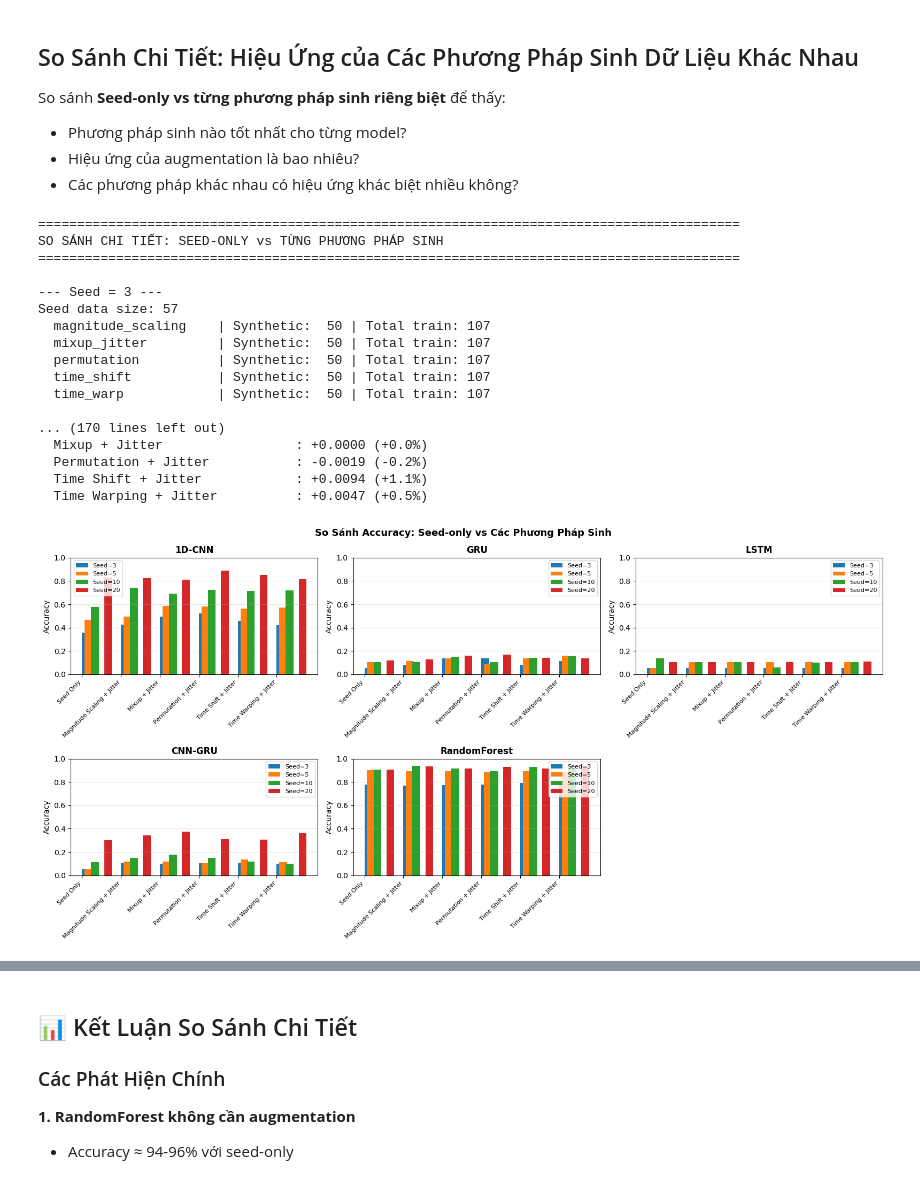
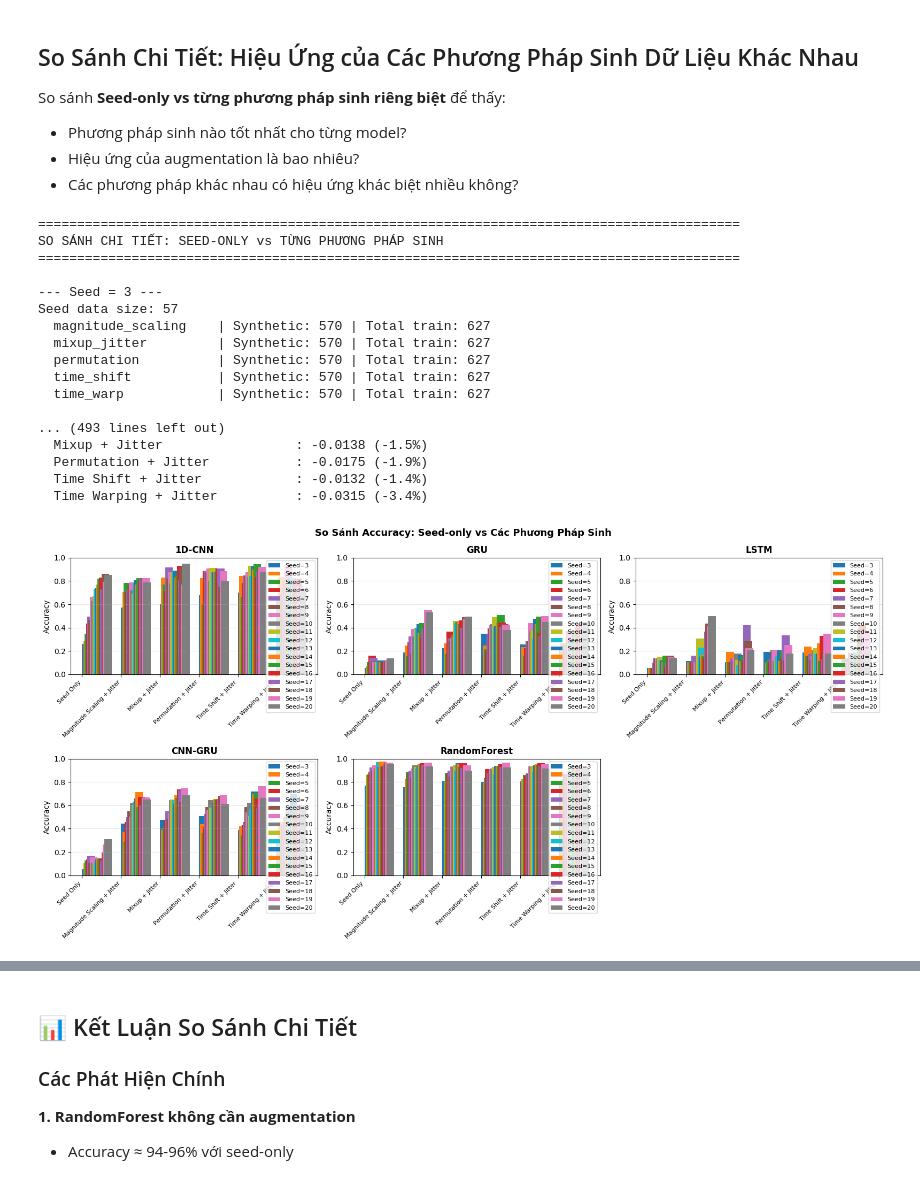
Before and after one commit to MomThu/oil_data_generation, a Jupyter notebook: data_generation_experiment.ipynb, the cells around one changed output, grey strips where cells are left out. Saved outputs shown, nothing was run; the diff lists cells and outputs as text; code cells hidden in the pictures.

```diff
--- a/data_generation_experiment.ipynb
+++ b/data_generation_experiment.ipynb
@@ -1666,14 +1398,8 @@ Name: accuracy, dtype: float64
 # %%
 
 # Conditional TimeGAN experiment: add class embedding for improved generation
-import numpy as np
-import pandas as pd
-import torch
+# Note: Setup cell provides numpy, pandas, torch, sklearn modules and helper functions
 import torch.nn as nn
-from sklearn.model_selection import train_test_split
-from sklearn.preprocessing import LabelEncoder, MinMaxScaler
-from sklearn.ensemble import RandomForestClassifier
-from sklearn.metrics import accuracy_score
 
 
 class ConditionalTimeGANGenerator(nn.Module):
@@ -1768,6 +1494,12 @@ def conditional_timegan_generate_by_class(X_seed, y_seed, n_generate, num_classe
 
     X_gen = np.concatenate(x_list, axis=0) if x_list else np.empty((0,) + X_seed.shape[1:], dtype=np.float32)
     y_gen = np.concatenate(y_list, axis=0) if y_list else np.empty((0,), dtype=y_seed.dtype)
+
+    print(f"--- DEBUG SEED {seed_per_class} ---")
+    print(f"X_seed shape: {X_seed.shape}") # Nên là (57, 150, 6)
+    print(f"X_gen shape: {X_gen.shape}")   # Nếu là (50, 150, 6) thì QUÁ ÍT. Nên là (950, 150, 6)
+    print(f"X_aug shape: {X_aug.shape}")   # Tổng tập train sau cùng
+
     return X_gen, y_gen
 
 
@@ -1854,7 +1586,7 @@ print(f'Running Conditional TimeGAN experiment on device: {device}')
 for seed_per_class in COND_TIMEGAN_SEEDS:
     rng_local = np.random.default_rng(RANDOM_SEED + seed_per_class * 2000)
     X_seed, y_seed = make_seed_subset(X_train_pool_ctg, y_train_pool_ctg, seed_per_class, rng_local)
-    n_generate = max(50, seed_per_class * 5)
+    n_generate = 19 * max(30, seed_per_class * 5)
     X_gen, y_gen = conditional_timegan_generate_by_class(X_seed, y_seed, n_generate, num_classes_ctg, device=device, epochs=20)
 
     X_aug = np.concatenate([X_seed, X_gen], axis=0)
@@ -1864,7 +1596,7 @@ for seed_per_class in COND_TIMEGAN_SEEDS:
     y_aug = y_aug[perm]
 
     for model_name in COND_TIMEGAN_MODELS:
-        acc = conditional_timegan_train_eval(model_name, X_aug, y_aug, X_test_fixed_ctg, y_test_fixed_ctg, RANDOM_SEED)
+        acc = train_eval_model(model_name, X_aug, y_aug, X_test_fixed_ctg, y_test_fixed_ctg, RANDOM_SEED)
         COND_TIMEGAN_RESULTS.append({
             'method': 'conditional_timegan',
             'method_label': 'Conditional TimeGAN',
@@ -1935,11 +1667,10 @@ So sánh **Seed-only vs từng phương pháp sinh riêng biệt** để thấy:
 - Các phương pháp khác nhau có hiệu ứng khác biệt nhiều không?
 # %%
 # So sánh chi tiết: Seed-only vs từng phương pháp sinh cụ thể
+# Note: Setup cell provides numpy, pandas, and helper functions
 
 import time
 import matplotlib.pyplot as plt
-import numpy as np
-import pandas as pd
 
 print("="*90)
 print("SO SÁNH CHI TIẾT: SEED-ONLY vs TỪNG PHƯƠNG PHÁP SINH")
@@ -1947,12 +1678,19 @@ print("="*90)
 
 start_time = time.time()
 
+# Đọc baseline seed-only trước để các phương pháp sinh không phụ thuộc vào block tạo seed-only
+seed_only_path = output_dir / 'seed_only_results.csv'
+if not seed_only_path.exists():
+    raise FileNotFoundError(f'Missing seed-only file: {seed_only_path}')
+seed_only_df = pd.read_csv(seed_only_path)
+seed_only_lookup = seed_only_df[['seed_per_class', 'model', 'accuracy']].rename(columns={'accuracy': 'seed_only_accuracy'})
+
 # Chuẩn bị dữ liệu
 SEED_COUNTS_DETAIL = list(range(3, 21))  # Các seed from 3-20
 METHODS_TO_COMPARE = sorted(GEN_METHODS.keys())  # Tất cả 5 phương pháp sinh
-MODELS_TO_TEST = MODELS_5  # Tất cả 5 model
+MODELS_TO_TEST = MODELS  # Tất cả 5 model
 
-comparison_rows = []
+comparison_rows = seed_only_df.to_dict('records')
 
 for seed_per_class in SEED_COUNTS_DETAIL:
     rng_local = np.random.default_rng(RANDOM_SEED + seed_per_class * 2000)
@@ -1961,30 +1699,15 @@ for seed_per_class in SEED_COUNTS_DETAIL:
     X_seed, y_seed = make_seed_subset(X_train_pool, y_train_pool, seed_per_class, rng_local)
     seed_size = len(y_seed)
 
-    # Bước 2a: Train trên seed-only (không synthetic)
     print(f"\n--- Seed = {seed_per_class} ---")
     print(f"Seed data size: {seed_size}")
 
-    for model_name in MODELS_TO_TEST:
-        acc_seed = train_eval_model(
-            model_name, X_seed, y_seed, X_test_fixed, y_test_fixed, RANDOM_SEED
-        )
-        comparison_rows.append({
-            'seed_per_class': seed_per_class,
-            'method': 'seed_only',
-            'method_label': 'Seed Only (No Synthetic)',
-            'model': model_name,
-            'train_size': seed_size,
-            'synthetic_count': 0,
-            'accuracy': acc_seed,
-        })
-
-    # Bước 2b: Cho mỗi phương pháp sinh, train trên seed + synthetic
+    # Bước 2: Cho mỗi phương pháp sinh, train trên seed + synthetic
     for method_name in METHODS_TO_COMPARE:
         generator_fn = GEN_METHODS[method_name]
 
         # Sinh dữ liệu synthetic từ seed
-        n_generate = max(50, seed_per_class * 5)
+        n_generate = 19 * max(30, seed_per_class * 5)
         X_gen, y_gen = generator_fn(X_seed, y_seed, n_generate, rng_local)
 
         # Gộp seed + synthetic
@@ -2012,11 +1735,18 @@ for seed_per_class in SEED_COUNTS_DETAIL:
         print(f"  {method_name:20} | Synthetic: {synth_size:3} | Total train: {total_size:3}")
 
 comparison_df = pd.DataFrame(comparison_rows)
+comparison_df = comparison_df.merge(seed_only_lookup, on=['seed_per_class', 'model'], how='left')
+comparison_df['improvement_pct'] = np.where(
+    comparison_df['method'] == 'seed_only',
+    0.0,
+    ((comparison_df['accuracy'] - comparison_df['seed_only_accuracy']) / comparison_df['seed_only_accuracy']) * 100,
+)
 
 # Lưu CSV
 out_path = output_dir / 'seed_only_vs_generation_methods_detailed.csv'
 comparison_df.to_csv(out_path, index=False)
 print(f"\n✅ Saved: {out_path}")
+print("Saved columns include: seed_only_accuracy, improvement_pct")
 
 # Tạo bảng so sánh: với mỗi model, so sánh accuracy của seed-only vs từng phương pháp
 print("\n" + "="*90)
@@ -2087,41 +1817,41 @@ for model_name in MODELS_TO_TEST:
         method_acc = model_data[model_data['method'] == method_name]['accuracy'].mean()
         improvement = ((method_acc - seed_only_acc) / seed_only_acc * 100) if seed_only_acc > 0 else 0
         improvement_data.append({
             'model': model_name,
             'method': METHOD_LABELS[method_name],
             'improvement': improvement,
         })
 
 improvement_df = pd.DataFrame(improvement_data)
 pivot_improve = improvement_df.pivot(index='method', columns='model', values='improvement')
 pivot_improve.plot(kind='bar', ax=ax, width=0.8)
 ax.axhline(y=0, color='black', linestyle='--', linewidth=1)
 ax.set_title('Improvement (%) của Synthetic Augmentation so với Seed-only', fontweight='bold')
 ax.set_ylabel('Improvement (%)')
 ax.set_xlabel('Generation Method')
 ax.legend(title='Model', fontsize=9)
 ax.grid(alpha=0.3, axis='y')
 plt.xticks(rotation=45, ha='right')
 plt.tight_layout()
 plt.show()
 
 print(f"\n✅ Comparison finished. Elapsed: {time.time() - start_time:.1f}s")
 # %% [output]
 ==========================================================================================
 SO SÁNH CHI TIẾT: SEED-ONLY vs TỪNG PHƯƠNG PHÁP SINH
 ==========================================================================================
 
 --- Seed = 3 ---
 Seed data size: 57
-  magnitude_scaling    | Synthetic:  50 | Total train: 107
-  mixup_jitter         | Synthetic:  50 | Total train: 107
-  permutation          | Synthetic:  50 | Total train: 107
-  time_shift           | Synthetic:  50 | Total train: 107
-  time_warp            | Synthetic:  50 | Total train: 107
+  magnitude_scaling    | Synthetic: 570 | Total train: 627
+  mixup_jitter         | Synthetic: 570 | Total train: 627
+  permutation          | Synthetic: 570 | Total train: 627
+  time_shift           | Synthetic: 570 | Total train: 627
+  time_warp            | Synthetic: 570 | Total train: 627
 
-... (170 lines left out)
-  Mixup + Jitter                 : +0.0000 (+0.0%)
-  Permutation + Jitter           : -0.0019 (-0.2%)
-  Time Shift + Jitter            : +0.0094 (+1.1%)
-  Time Warping + Jitter          : +0.0047 (+0.5%)
+... (493 lines left out)
+  Mixup + Jitter                 : -0.0138 (-1.5%)
+  Permutation + Jitter           : -0.0175 (-1.9%)
+  Time Shift + Jitter            : -0.0132 (-1.4%)
+  Time Warping + Jitter          : -0.0315 (-3.4%)
-[figure, old version]
+[figure, new version]
```
Also changed, not shown: parts of 13 cells of this notebook, 5 other files.
